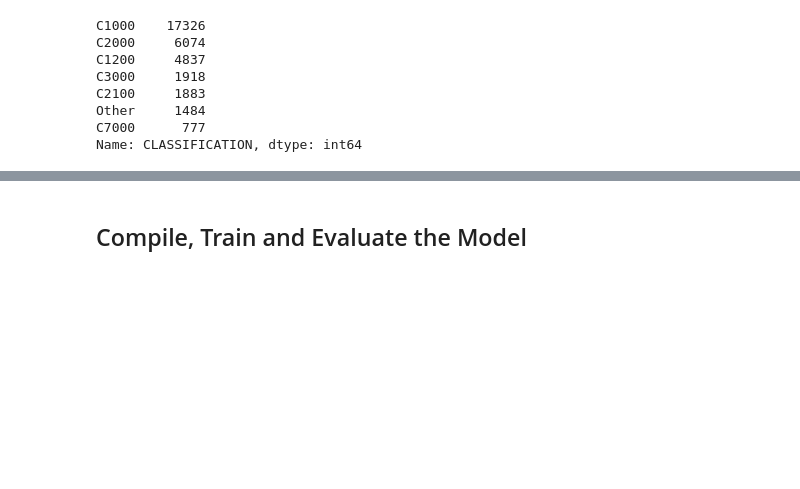
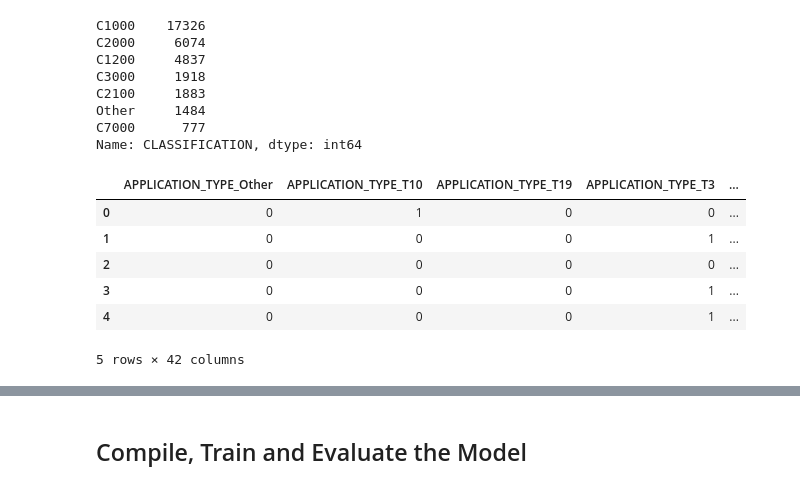
Before and after one commit to lishanisrikaran/deep-learning-challenge, a Jupyter notebook: alphabet_soup_tool/Starter_Code.ipynb, the cells around one changed output, grey strips where cells are left out. Saved outputs shown, nothing was run; the diff lists cells and outputs as text; code cells hidden in the pictures; blank space fills up the shorter version.

```diff
--- a/alphabet_soup_tool/Starter_Code.ipynb
+++ b/alphabet_soup_tool/Starter_Code.ipynb
@@ -160,0 +158,16 @@ Name: CLASSIFICATION, dtype: int64
+# %%
+# A list of all the columns in the application DataFrame with an object data type
+application_categories = application_df.dtypes[application_df.dtypes == "object"].index.tolist()
+
+# Converts the categorical data to numerical values with `pd.get_dummies`
+encode_df = pd.get_dummies(application_df[application_categories])
+
+encode_df.head()
+# %% [output]
+|  | APPLICATION_TYPE_Other | APPLICATION_TYPE_T10 | APPLICATION_TYPE_T19 | APPLICATION_TYPE_T3 | ... |
+| 0 | 0 | 1 | 0 | 0 | ... |
+| 1 | 0 | 0 | 0 | 1 | ... |
+| 2 | 0 | 0 | 0 | 0 | ... |
+| 3 | 0 | 0 | 0 | 1 | ... |
+| 4 | 0 | 0 | 0 | 1 | ... |
+5 rows × 42 columns
```
Also changed, not shown: parts of 4 cells of this notebook.
